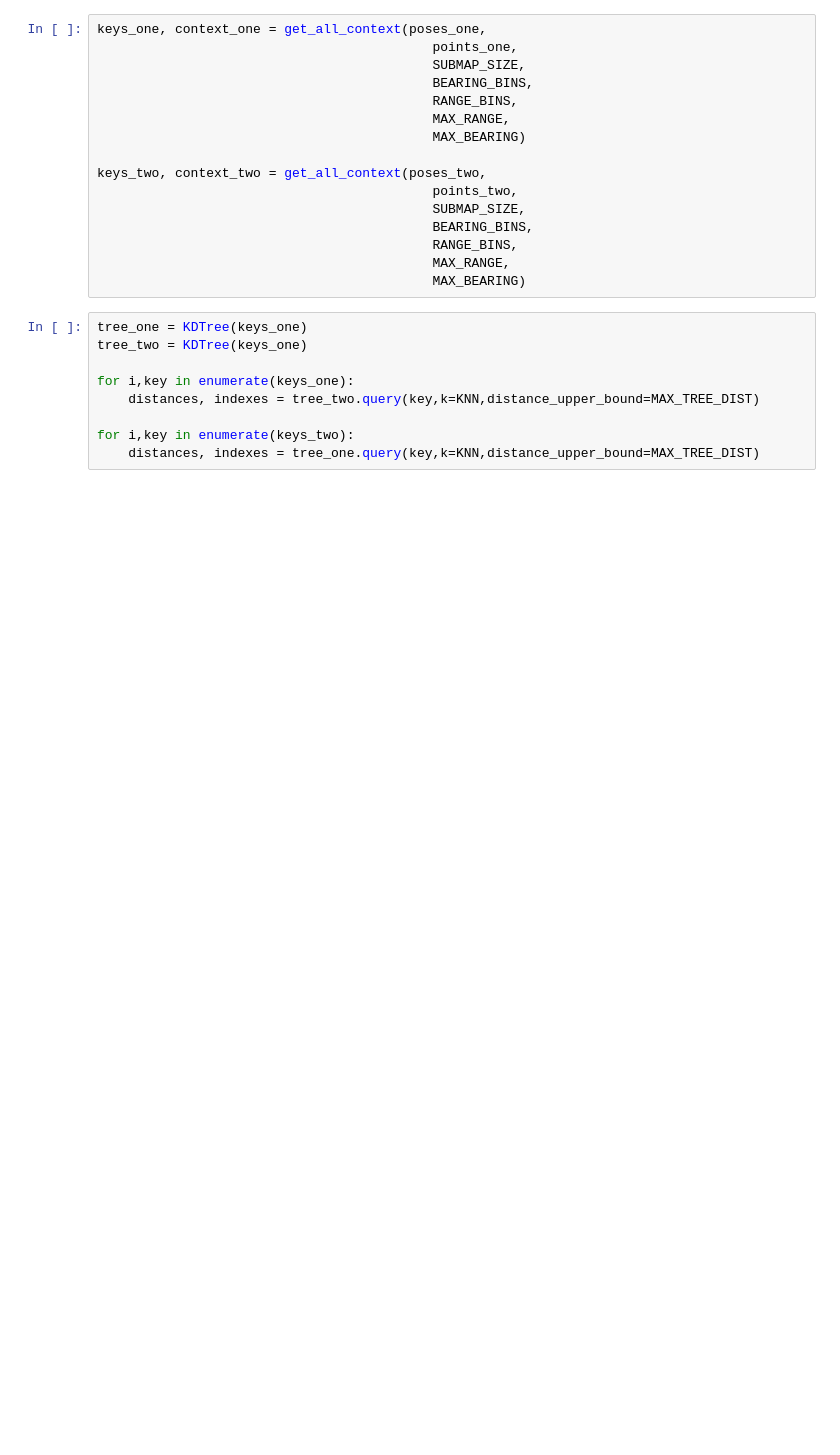
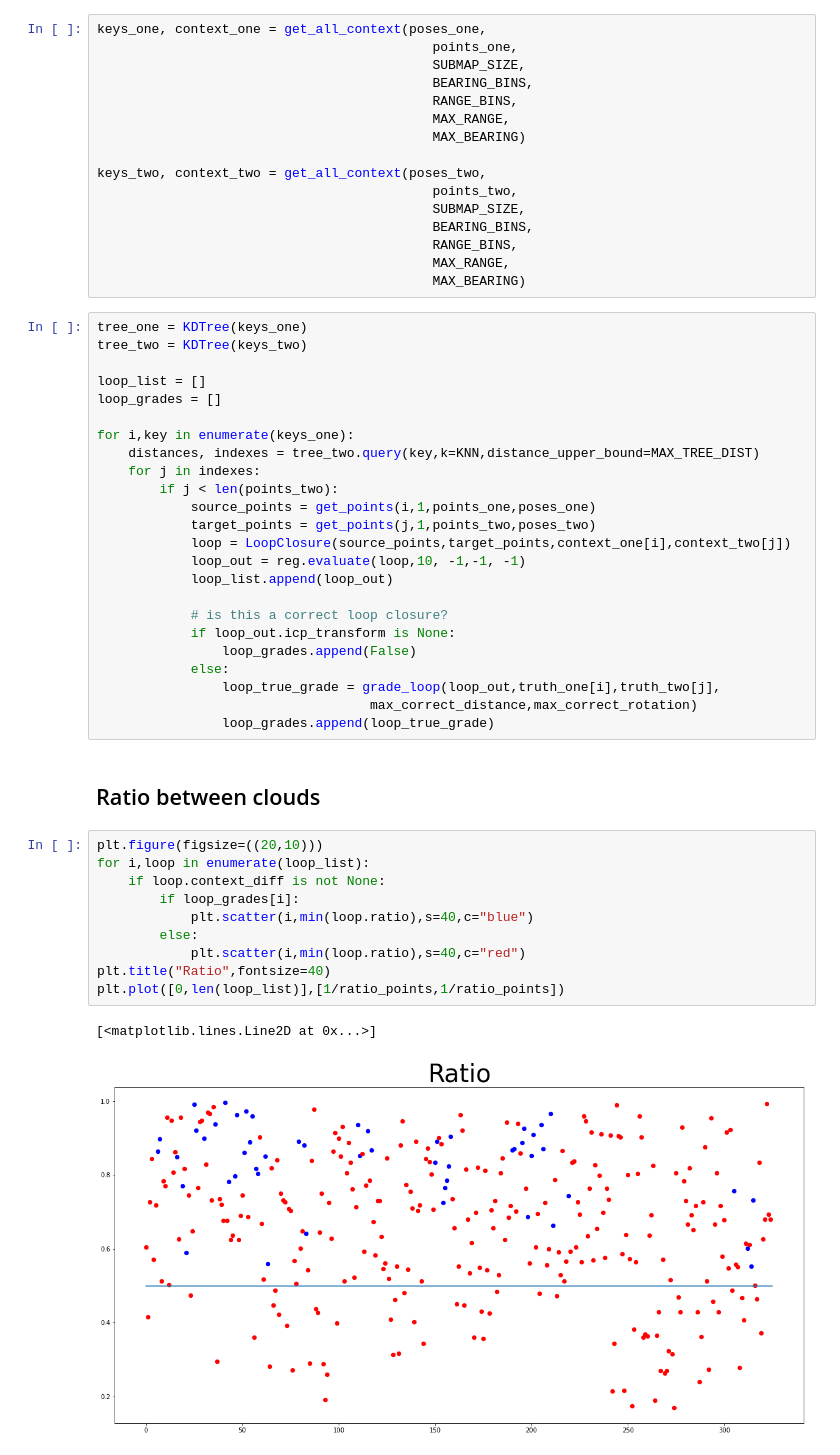
Before and after one commit to RobustFieldAutonomyLab/DRACO-SLAM2, a Jupyter notebook: simple example.ipynb, the cells around one changed output. Drawn from its saved outputs; the diff is of its cells as text; blank space fills up the shorter version.

```diff
--- a/simple example.ipynb
+++ b/simple example.ipynb
@@ -44,12 +76,42 @@ keys_two, context_two = get_all_context(poses_two,
                                            RANGE_BINS,
                                            MAX_RANGE,
                                            MAX_BEARING)
-# %%
-tree_one = KDTree(keys_one)
-tree_two = KDTree(keys_one)
-
-for i,key in enumerate(keys_one):
-    distances, indexes = tree_two.query(key,k=KNN,distance_upper_bound=MAX_TREE_DIST)
-
-for i,key in enumerate(keys_two):
-    distances, indexes = tree_one.query(key,k=KNN,distance_upper_bound=MAX_TREE_DIST)
+# %%
+tree_one = KDTree(keys_one)
+tree_two = KDTree(keys_two)
+
+loop_list = []
+loop_grades = []
+
+for i,key in enumerate(keys_one):
+    distances, indexes = tree_two.query(key,k=KNN,distance_upper_bound=MAX_TREE_DIST)
+    for j in indexes:
+        if j < len(points_two):
+            source_points = get_points(i,1,points_one,poses_one)
+            target_points = get_points(j,1,points_two,poses_two)
+            loop = LoopClosure(source_points,target_points,context_one[i],context_two[j])
+            loop_out = reg.evaluate(loop,10, -1,-1, -1)
+            loop_list.append(loop_out)
+
+            # is this a correct loop closure?
+            if loop_out.icp_transform is None:
+                loop_grades.append(False)
+            else:
+                loop_true_grade = grade_loop(loop_out,truth_one[i],truth_two[j],
+                                   max_correct_distance,max_correct_rotation)
+                loop_grades.append(loop_true_grade)
+# %% [markdown]
+## Ratio between clouds
+# %%
+plt.figure(figsize=((20,10)))
+for i,loop in enumerate(loop_list):
+    if loop.context_diff is not None:
+        if loop_grades[i]:
+            plt.scatter(i,min(loop.ratio),s=40,c="blue")
+        else:
+            plt.scatter(i,min(loop.ratio),s=40,c="red")
+plt.title("Ratio",fontsize=40)
+plt.plot([0,len(loop_list)],[1/ratio_points,1/ratio_points])
+# %% [output]
+[<matplotlib.lines.Line2D at 0x...>]
+[figure, added]
```
Also changed, not shown: parts of 8 cells of this notebook, 6 other files.
